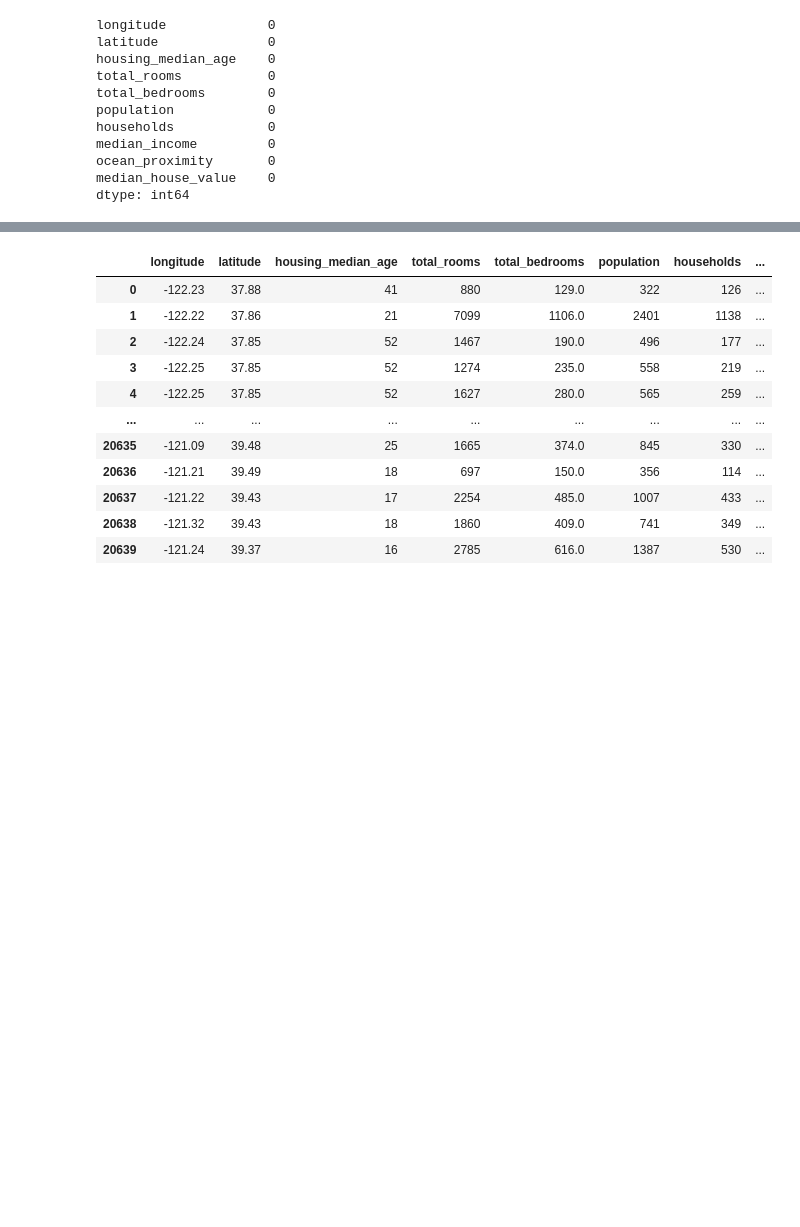
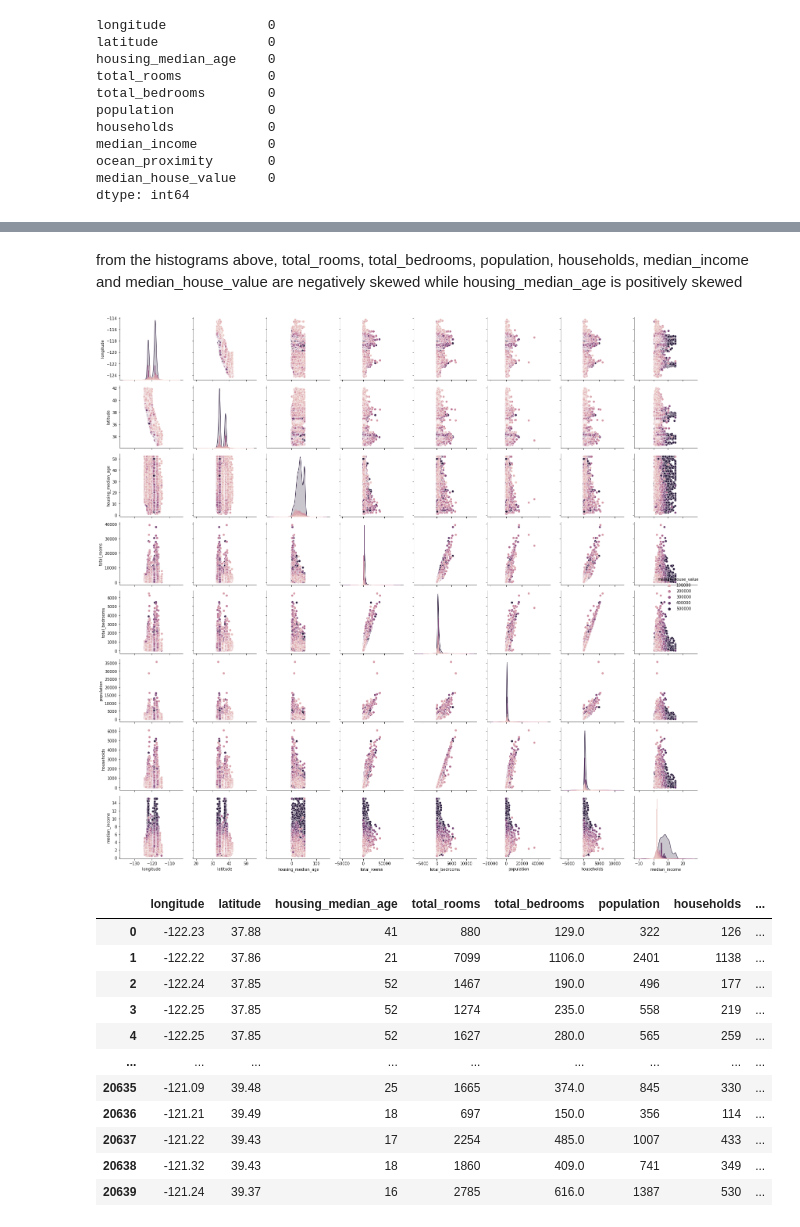
Before and after one commit to AiJared/Carlifornia-House-Price-Prediction, a Jupyter notebook: Carlifornia House Price Prediction.ipynb, the cells around one changed output, grey strips where cells are left out. Cells and saved outputs as stored; diff of their text form; code cells hidden in the pictures; blank space fills up the shorter version.

Commit message:
pairplot

```diff
--- a/Carlifornia House Price Prediction.ipynb
+++ b/Carlifornia House Price Prediction.ipynb
@@ -199,3 +199,11 @@ plt.show()
+# %% [markdown]
+from the histograms above, total_rooms, total_bedrooms, population, households, median_income and median_house_value are negatively skewed while housing_median_age is positively skewed
+# %%
+sns.pairplot(data=dataset, hue="median_house_value")
+save_fig("pairplot")
+plt.show()
+# %% [output]
+[figure, added]
 # %%
 X = dataset.iloc[:, :9]# get a copy of dataset, exclude the last column
 y = dataset.iloc[:, 9].values # get an array of values from column 9
```
Also changed, not shown: parts of 18 cells of this notebook, 1 other file.
